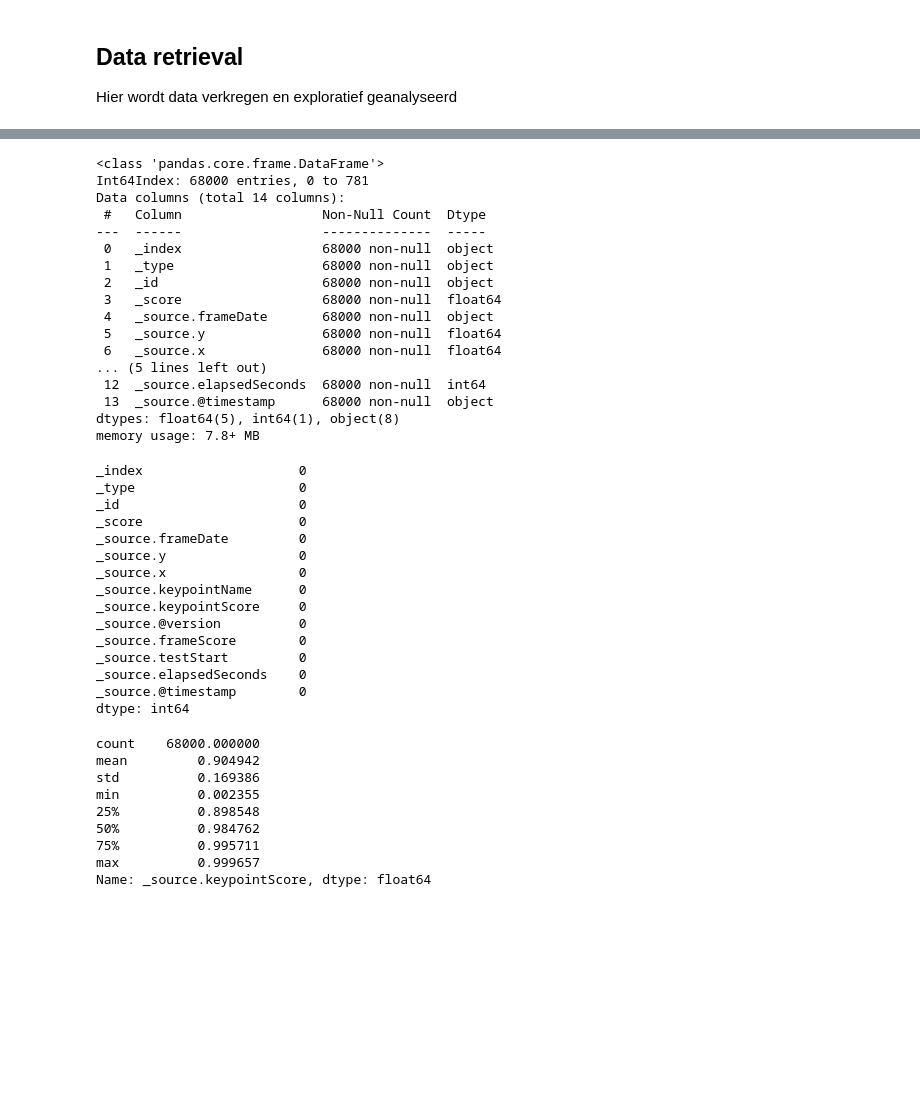
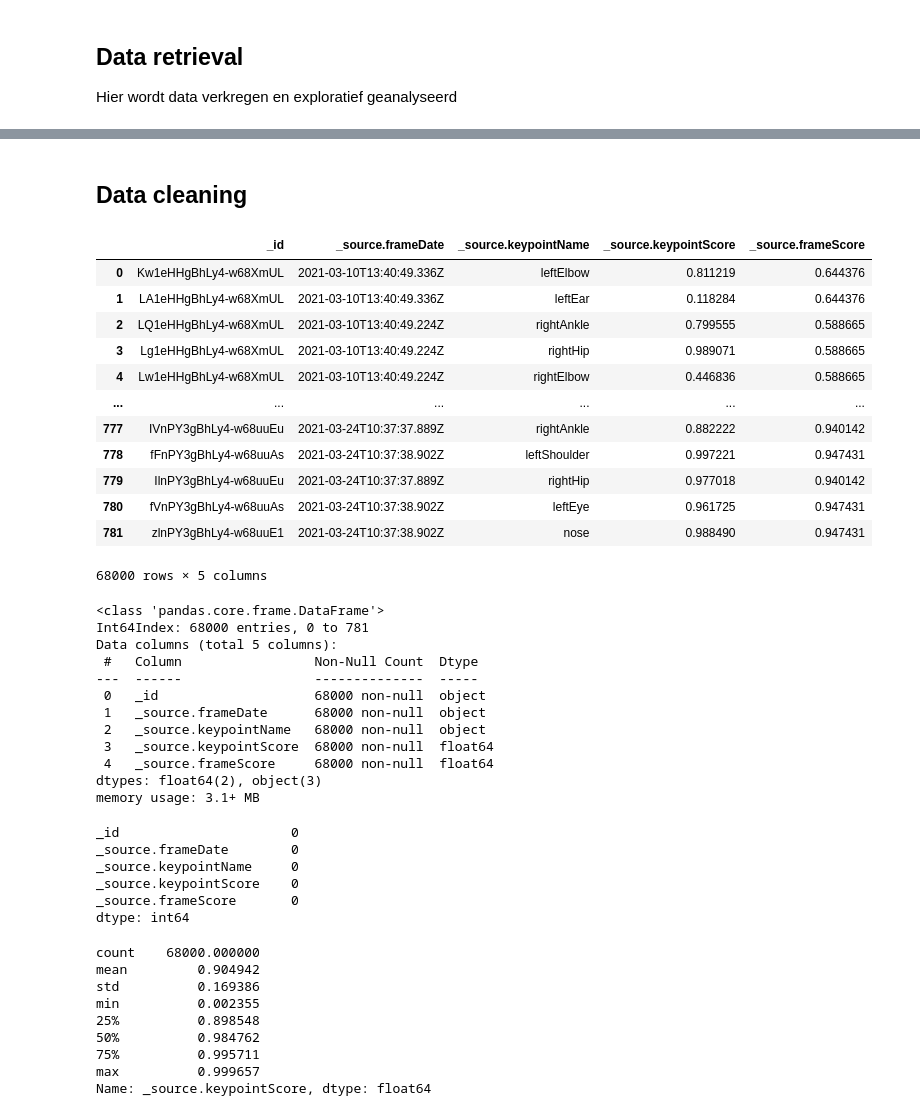
Before and after one commit to MaxSmeets/anomaly-detection-data-science, a Jupyter notebook: anomaly-detection.ipynb, the cells around one changed output, grey strips where cells are left out. Cells and saved outputs as stored; diff of their text form; code cells hidden in the pictures; blank space fills up the shorter version.

Commit message:
Data cleaning

```diff
--- a/anomaly-detection.ipynb
+++ b/anomaly-detection.ipynb
@@ -137,42 +118,54 @@ df
+# %% [markdown]
+## Data cleaning
+# %%
+# Drop non computable numeric values
+df = df.drop(axis=1, labels=['_index', '_type',
+                             '_score', '_source.y',
+                             '_source.x', '_source.@version',
+                             '_source.elapsedSeconds',
+                             '_source.testStart',
+                             '_source.@timestamp'])
+
+df
+# %% [output]
+|  | _id | _source.frameDate | _source.keypointName | _source.keypointScore | _source.frameScore |
+| 0 | Kw1eHHgBhLy4-w68XmUL | 2021-03-10T13:40:49.336Z | leftElbow | 0.811219 | 0.644376 |
+| 1 | LA1eHHgBhLy4-w68XmUL | 2021-03-10T13:40:49.336Z | leftEar | 0.118284 | 0.644376 |
+| 2 | LQ1eHHgBhLy4-w68XmUL | 2021-03-10T13:40:49.224Z | rightAnkle | 0.799555 | 0.588665 |
+| 3 | Lg1eHHgBhLy4-w68XmUL | 2021-03-10T13:40:49.224Z | rightHip | 0.989071 | 0.588665 |
+| 4 | Lw1eHHgBhLy4-w68XmUL | 2021-03-10T13:40:49.224Z | rightElbow | 0.446836 | 0.588665 |
+| ... | ... | ... | ... | ... | ... |
+| 777 | IVnPY3gBhLy4-w68uuEu | 2021-03-24T10:37:37.889Z | rightAnkle | 0.882222 | 0.940142 |
+| 778 | fFnPY3gBhLy4-w68uuAs | 2021-03-24T10:37:38.902Z | leftShoulder | 0.997221 | 0.947431 |
+| 779 | IlnPY3gBhLy4-w68uuEu | 2021-03-24T10:37:37.889Z | rightHip | 0.977018 | 0.940142 |
+| 780 | fVnPY3gBhLy4-w68uuAs | 2021-03-24T10:37:38.902Z | leftEye | 0.961725 | 0.947431 |
+| 781 | zlnPY3gBhLy4-w68uuE1 | 2021-03-24T10:37:38.902Z | nose | 0.988490 | 0.947431 |
+68000 rows × 5 columns
 # %%
 # Dataframe column types
 df.info()
 # %% [output]
 <class 'pandas.core.frame.DataFrame'>
 Int64Index: 68000 entries, 0 to 781
-Data columns (total 14 columns):
- #   Column                  Non-Null Count  Dtype
----  ------                  --------------  -----
- 0   _index                  68000 non-null  object
- 1   _type                   68000 non-null  object
- 2   _id                     68000 non-null  object
- 3   _score                  68000 non-null  float64
- 4   _source.frameDate       68000 non-null  object
- 5   _source.y               68000 non-null  float64
- 6   _source.x               68000 non-null  float64
-... (5 lines left out)
- 12  _source.elapsedSeconds  68000 non-null  int64
- 13  _source.@timestamp      68000 non-null  object
-dtypes: float64(5), int64(1), object(8)
-memory usage: 7.8+ MB
+Data columns (total 5 columns):
+ #   Column                 Non-Null Count  Dtype
+---  ------                 --------------  -----
+ 0   _id                    68000 non-null  object
+ 1   _source.frameDate      68000 non-null  object
+ 2   _source.keypointName   68000 non-null  object
+ 3   _source.keypointScore  68000 non-null  float64
+ 4   _source.frameScore     68000 non-null  float64
+dtypes: float64(2), object(3)
+memory usage: 3.1+ MB
 # %%
 # Checking for missing values
 df.isna().sum()
 # %% [output]
-_index                    0
-_type                     0
-_id                       0
-_score                    0
-_source.frameDate         0
-_source.y                 0
-_source.x                 0
-_source.keypointName      0
-_source.keypointScore     0
-_source.@version          0
-_source.frameScore        0
-_source.testStart         0
-_source.elapsedSeconds    0
-_source.@timestamp        0
+_id                      0
+_source.frameDate        0
+_source.keypointName     0
+_source.keypointScore    0
+_source.frameScore       0
 dtype: int64
 # %%
 # Keypoint score statistics
```
Also changed, not shown: parts of 3 cells of this notebook.
